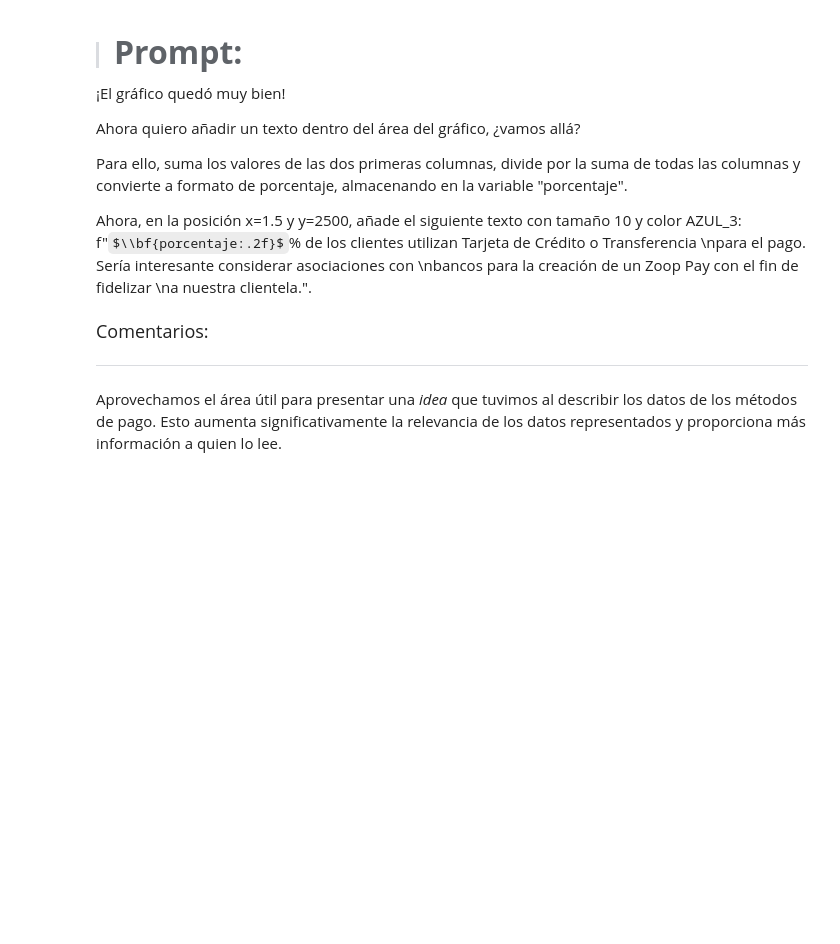
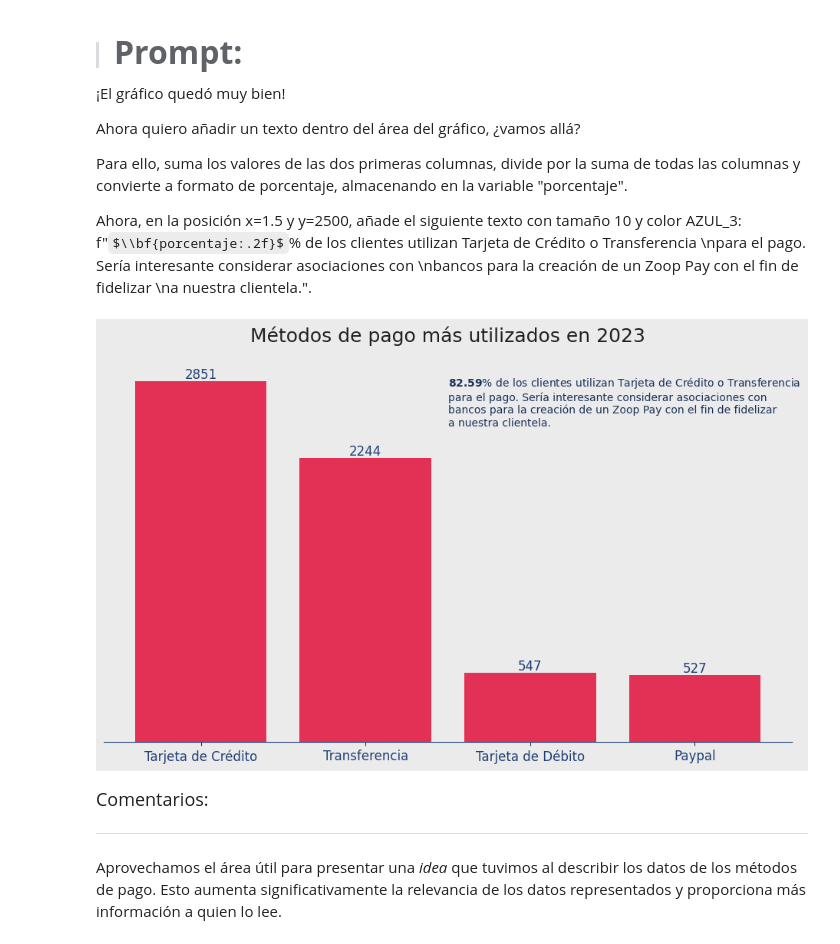
Before and after one commit to Yaaxek/IA-aplicada-a-la-ciencia-de-datos, a Jupyter notebook: ia_aplicada_a_ciencia_de_datos.ipynb, the cells around one changed output. Saved outputs shown, nothing was run; the diff lists cells and outputs as text; code cells hidden in the pictures; some formulas as TeX source; blank space fills up the shorter version.

```diff
--- a/ia_aplicada_a_ciencia_de_datos.ipynb
+++ b/ia_aplicada_a_ciencia_de_datos.ipynb
@@ -1988,6 +2060,74 @@ Ahora quiero añadir un texto dentro del área del gráfico, ¿vamos allá?
 Para ello, suma los valores de las dos primeras columnas, divide por la suma de todas las columnas y convierte a formato de porcentaje, almacenando en la variable "porcentaje".
 
 Ahora, en la posición x=1.5 y y=2500, añade el siguiente texto con tamaño 10 y color AZUL_3: f"$\\bf{porcentaje:.2f}$% de los clientes utilizan Tarjeta de Crédito o Transferencia \npara el pago. Sería interesante considerar asociaciones con \nbancos para la creación de un Zoop Pay con el fin de fidelizar \na nuestra clientela.".
+# %%
+# ---- Cálculo del porcentaje ----
+suma_dos_primeras = metodos_de_pago['cantidad'].iloc[0] + metodos_de_pago['cantidad'].iloc[1]
+suma_total = metodos_de_pago['cantidad'].sum()
+
+porcentaje = (suma_dos_primeras / suma_total) * 100
+
+# ---- Crear figura ----
+fig, ax = plt.subplots(figsize=(10, 6))
+
+fig.patch.set_facecolor(GRIS_1)
+ax.set_facecolor(GRIS_1)
+
+barras = ax.bar(
+    metodos_de_pago['metodo_pago'],
+    metodos_de_pago['cantidad'],
+    color=ROJO_1
+)
+
+# ---- Título ----
+ax.set_title(
+    'Métodos de pago más utilizados en 2023',
+    fontsize=18,
+    color=GRIS_5,
+    pad=20
+)
+
+# ---- Personalización de ejes ----
+ax.set_ylabel('')
+ax.set_yticks([])
+
+ax.set_xlabel('')
+ax.tick_params(axis='x', labelsize=12, colors=AZUL_1)
+
+ax.spines['top'].set_visible(False)
+ax.spines['right'].set_visible(False)
+ax.spines['left'].set_visible(False)
+ax.spines['bottom'].set_color(AZUL_1)
+
+# ---- Valores sobre las barras ----
+for barra in barras:
+    altura = barra.get_height()
+    ax.text(
+        barra.get_x() + barra.get_width() / 2,
+        altura,
+        f'{int(altura)}',
+        ha='center',
+        va='bottom',
+        fontsize=12,
+        color=AZUL_1
+    )
+
+# ---- Texto estratégico dentro del gráfico ----
+ax.text(
+    1.5,
+    2500,
+    f"$\\bf{{{porcentaje:.2f}}}$% de los clientes utilizan Tarjeta de Crédito o Transferencia \n"
+    "para el pago. Sería interesante considerar asociaciones con \n"
+    "bancos para la creación de un Zoop Pay con el fin de fidelizar \n"
+    "a nuestra clientela.",
+    fontsize=10,
+    color=AZUL_3
+)
+
+plt.tight_layout()
+plt.show()
+# %% [output]
+[figure, added]
 # %% [markdown]
 <font color="7b71ff" size=4> Comentarios: </font>
 
```
Also changed, not shown: parts of 23 cells of this notebook.
